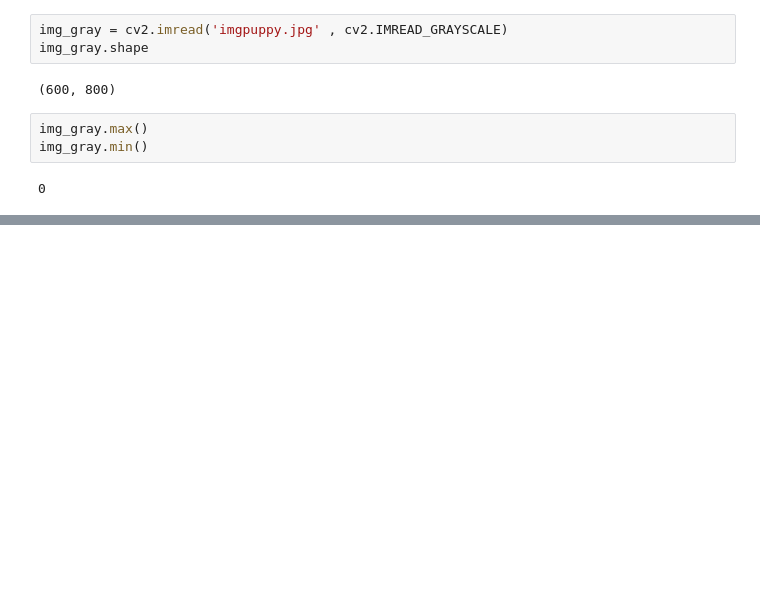
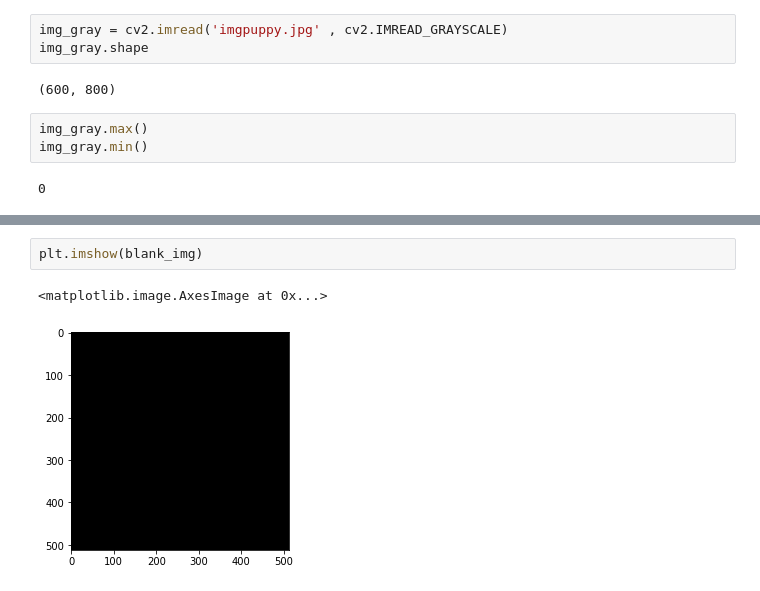
Before and after one commit to rushil00/ML-and-AI-Practice, a Jupyter notebook: opencvImageBasics.ipynb, the cells around one changed output, grey strips where cells are left out. Drawn from its saved outputs; the diff is of its cells as text; blank space fills up the shorter version.

```diff
--- a/opencvImageBasics.ipynb
+++ b/opencvImageBasics.ipynb
@@ -35,0 +86,5 @@ plt.imshow(img_gray)
+# %%
+plt.imshow(blank_img)
+# %% [output]
+<matplotlib.image.AxesImage at 0x...>
+[figure, added]
```
Also changed, not shown: parts of 23 cells of this notebook.
